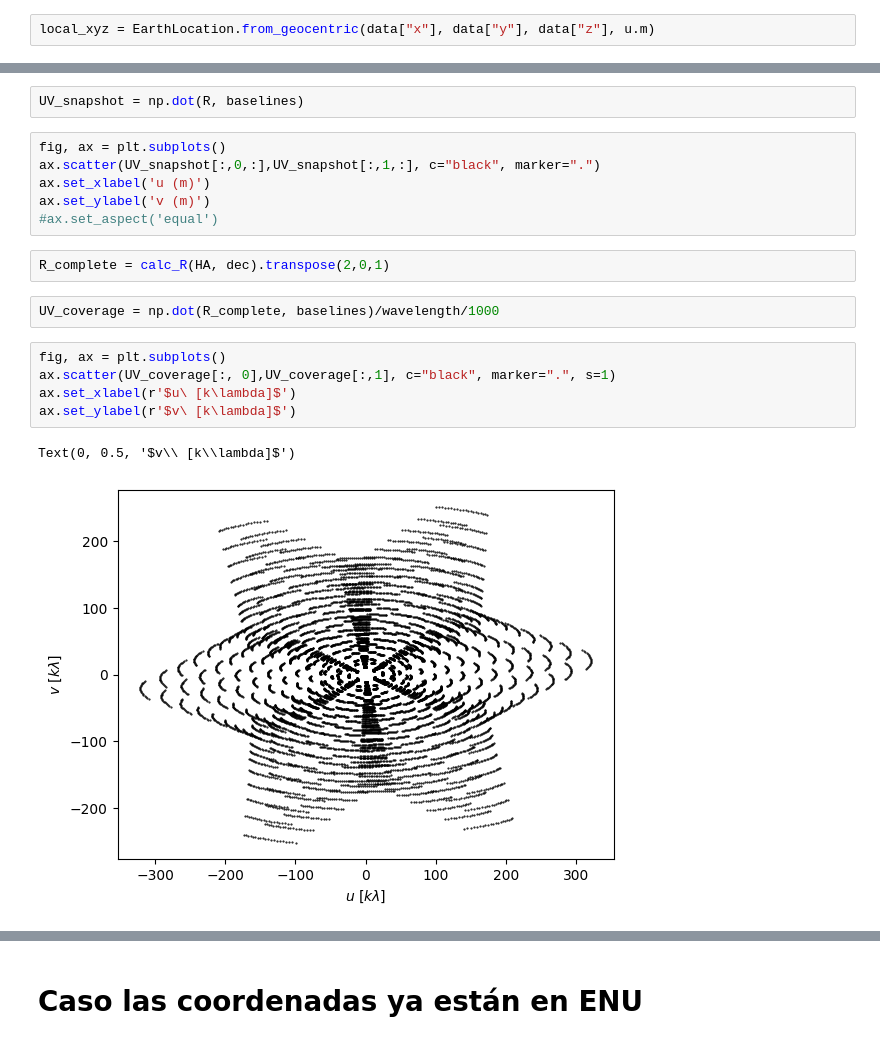
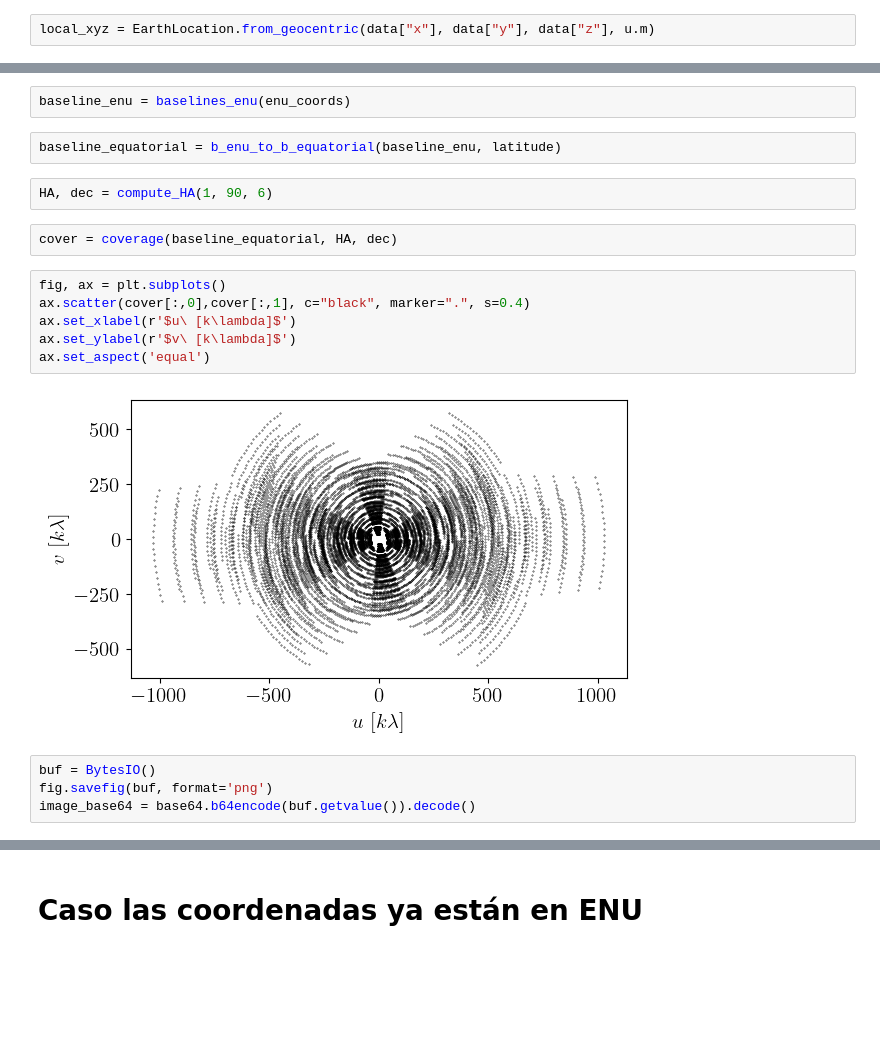
Before and after one commit to MatiasColil/API_Interferometry, a Jupyter notebook: jupyter notebook/interferometer-Copy1.ipynb, the cells around one changed output, grey strips where cells are left out. Drawn from its saved outputs; the diff is of its cells as text; blank space fills up the shorter version.

```diff
--- a/jupyter notebook/interferometer-Copy1.ipynb
+++ b/jupyter notebook/interferometer-Copy1.ipynb
@@ -181,20 +144,20 @@ R = calc_R(0.,dec).transpose(2,0,1)
-# %%
-UV_snapshot = np.dot(R, baselines)
+# %%
+baseline_enu = baselines_enu(enu_coords)
+# %%
+baseline_equatorial = b_enu_to_b_equatorial(baseline_enu, latitude)
+# %%
+HA, dec = compute_HA(1, 90, 6)
+# %%
+cover = coverage(baseline_equatorial, HA, dec)
 # %%
 fig, ax = plt.subplots()
-ax.scatter(UV_snapshot[:,0,:],UV_snapshot[:,1,:], c="black", marker=".")
-ax.set_xlabel('u (m)')
-ax.set_ylabel('v (m)')
-#ax.set_aspect('equal')
+ax.scatter(cover[:,0],cover[:,1], c="black", marker=".", s=0.4)
+ax.set_xlabel(r'$u\ [k\lambda]$')
+ax.set_ylabel(r'$v\ [k\lambda]$')
+ax.set_aspect('equal')
+# %% [output]
+[figure, added]
-# %%
-R_complete = calc_R(HA, dec).transpose(2,0,1)
-# %%
-UV_coverage = np.dot(R_complete, baselines)/wavelength/1000
-# %%
-fig, ax = plt.subplots()
-ax.scatter(UV_coverage[:, 0],UV_coverage[:,1], c="black", marker=".", s=1)
-ax.set_xlabel(r'$u\ [k\lambda]$')
-ax.set_ylabel(r'$v\ [k\lambda]$')
-# %% [output]
-Text(0, 0.5, '$v\\ [k\\lambda]$')
-[figure, removed]
+# %%
+buf = BytesIO()
+fig.savefig(buf, format='png')
+image_base64 = base64.b64encode(buf.getvalue()).decode()
```
Also changed, not shown: parts of 48 cells of this notebook, 6 other files.
